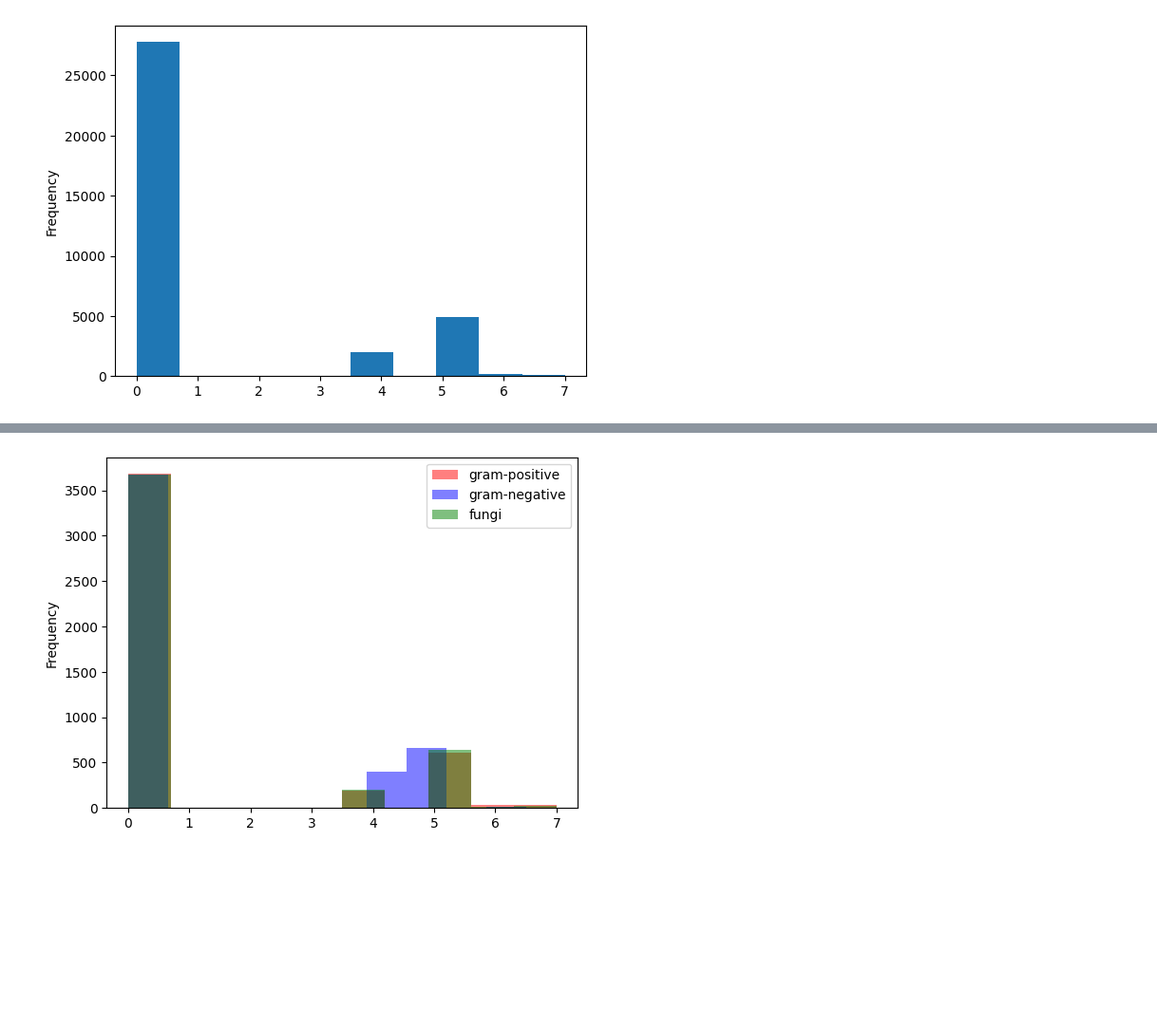
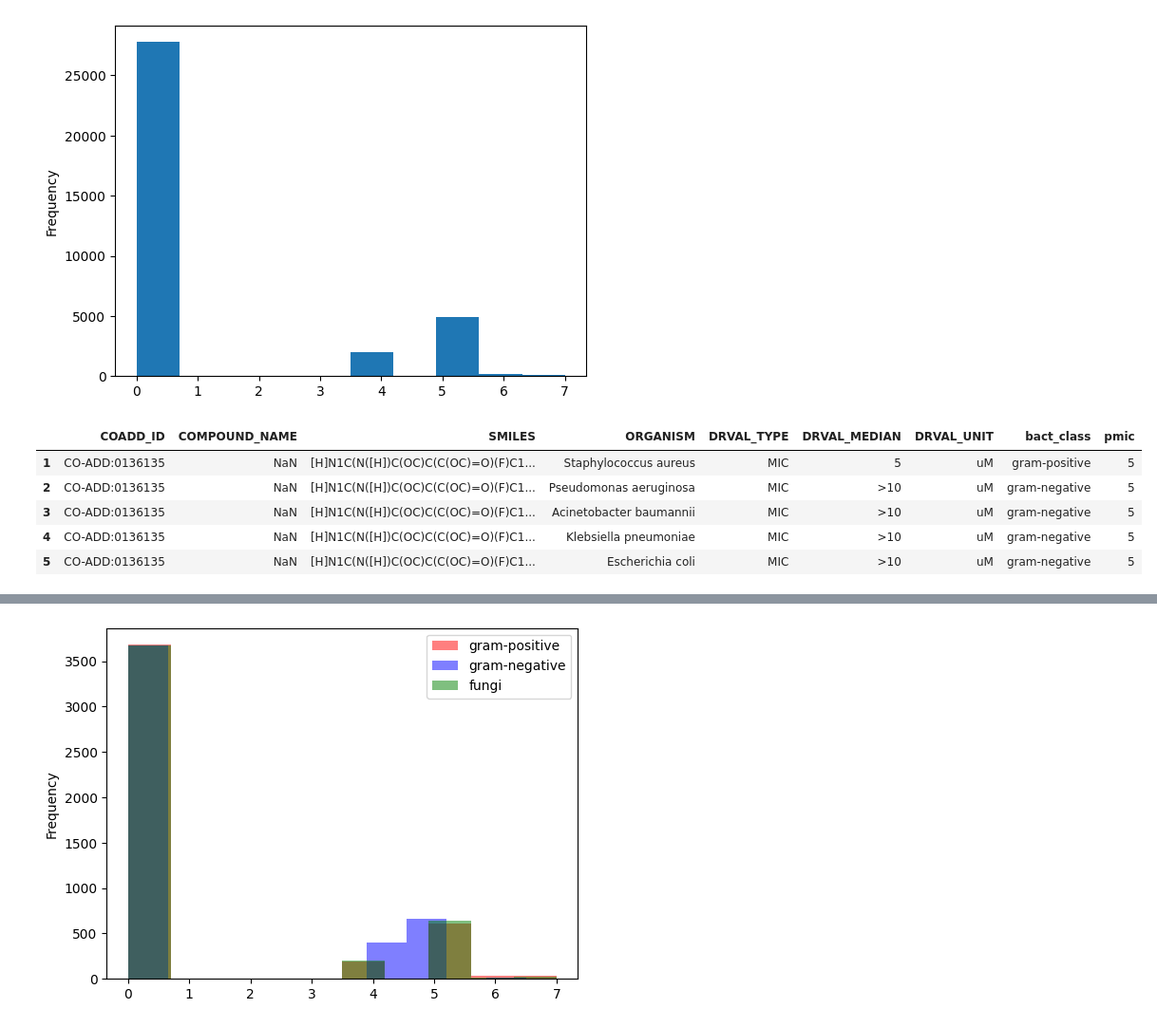
Before and after one commit to IMI-COMBINE/broad_spectrum_prediction, a Jupyter notebook: preprocess/coadd_process.ipynb, the cells around one changed output, grey strips where cells are left out. Shown at 95% size. Cells and saved outputs as stored; diff of their text form; code cells hidden in the pictures; blank space fills up the shorter version.

```diff
--- a/preprocess/coadd_process.ipynb
+++ b/preprocess/coadd_process.ipynb
@@ -135,3 +135,12 @@ bact_coadd_df["pmic"].plot(kind="hist")
 # %% [output]
 <AxesSubplot: ylabel='Frequency'>
 [figure]
+# %%
+bact_coadd_df.head()
+# %% [output]
+|  | COADD_ID | COMPOUND_NAME | SMILES | ORGANISM | DRVAL_TYPE | DRVAL_MEDIAN | DRVAL_UNIT | bact_class | pmic |
+| 1 | CO-ADD:0136135 | NaN | [H]N1C(N([H])C(OC)C(C(OC)=O)(F)C1... | Staphylococcus aureus | MIC | 5 | uM | gram-positive | 5 |
+| 2 | CO-ADD:0136135 | NaN | [H]N1C(N([H])C(OC)C(C(OC)=O)(F)C1... | Pseudomonas aeruginosa | MIC | >10 | uM | gram-negative | 5 |
+| 3 | CO-ADD:0136135 | NaN | [H]N1C(N([H])C(OC)C(C(OC)=O)(F)C1... | Acinetobacter baumannii | MIC | >10 | uM | gram-negative | 5 |
+| 4 | CO-ADD:0136135 | NaN | [H]N1C(N([H])C(OC)C(C(OC)=O)(F)C1... | Klebsiella pneumoniae | MIC | >10 | uM | gram-negative | 5 |
+| 5 | CO-ADD:0136135 | NaN | [H]N1C(N([H])C(OC)C(C(OC)=O)(F)C1... | Escherichia coli | MIC | >10 | uM | gram-negative | 5 |
```
Also changed, not shown: parts of 5 cells of this notebook, 2 other files.
